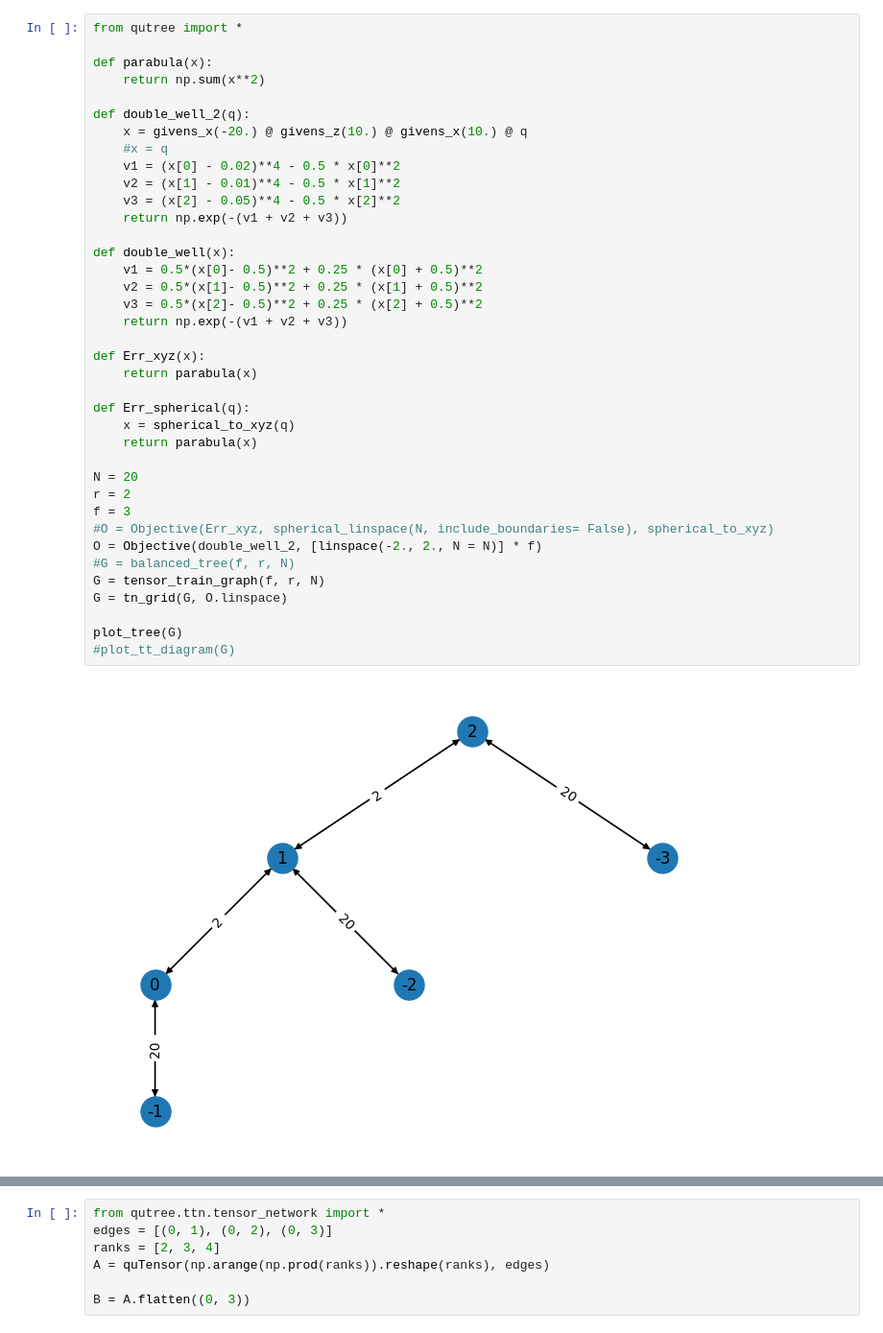
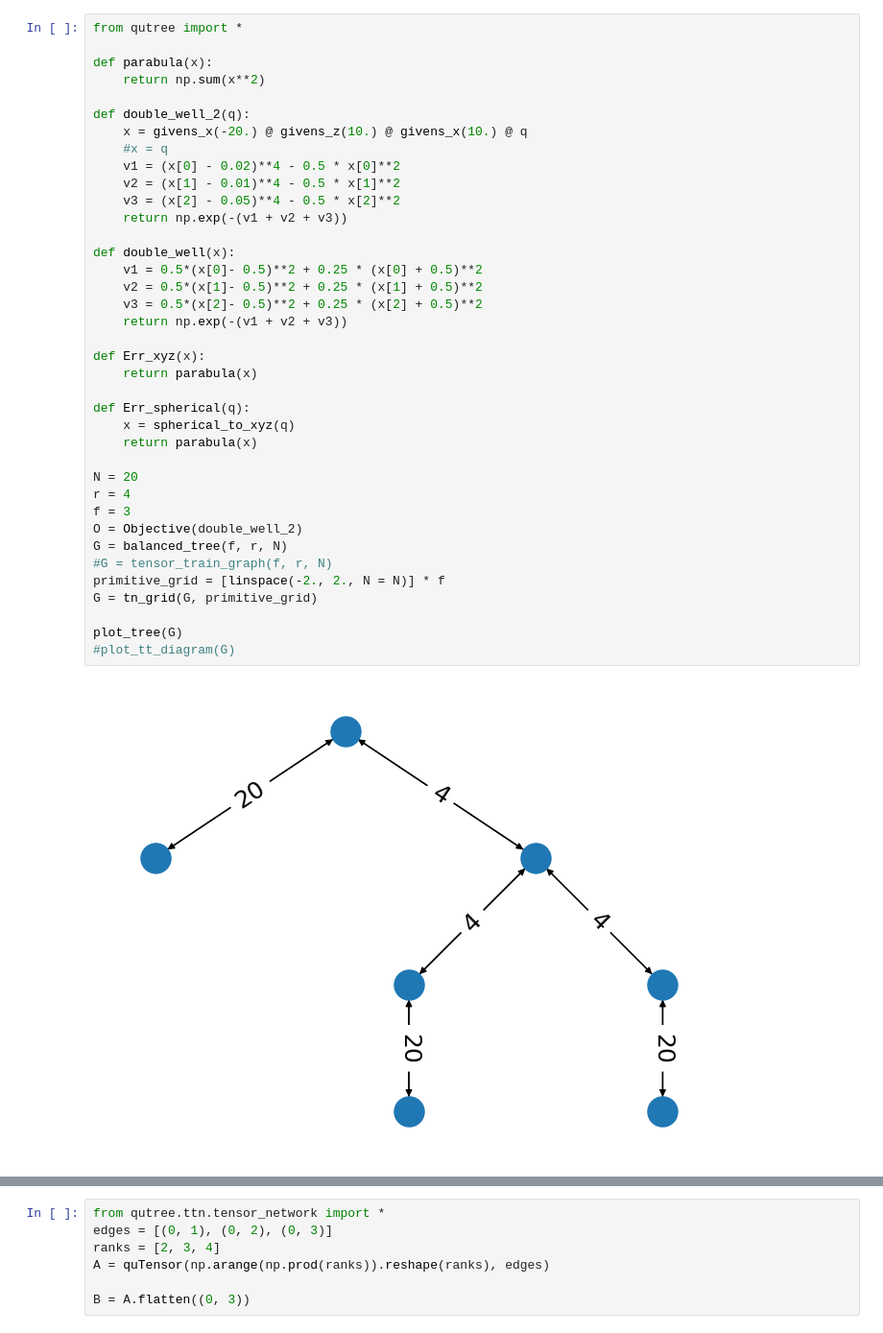
Before and after one commit to roman-ellerbrock/pyQuTree, a Jupyter notebook: ttnopt.ipynb, the cells around one changed output, grey strips where cells are left out. Shown at 96% size. Drawn from its saved outputs; the diff is of its cells as text.

Commit message:
Added figure generator and working ttnopt.

```diff
--- a/ttnopt.ipynb
+++ b/ttnopt.ipynb
@@ -4,37 +4,37 @@ from qutree import *
 def parabula(x):
     return np.sum(x**2)
 
 def double_well_2(q):
     x = givens_x(-20.) @ givens_z(10.) @ givens_x(10.) @ q
     #x = q
     v1 = (x[0] - 0.02)**4 - 0.5 * x[0]**2
     v2 = (x[1] - 0.01)**4 - 0.5 * x[1]**2
     v3 = (x[2] - 0.05)**4 - 0.5 * x[2]**2
     return np.exp(-(v1 + v2 + v3))
 
 def double_well(x):
     v1 = 0.5*(x[0]- 0.5)**2 + 0.25 * (x[0] + 0.5)**2
     v2 = 0.5*(x[1]- 0.5)**2 + 0.25 * (x[1] + 0.5)**2
     v3 = 0.5*(x[2]- 0.5)**2 + 0.25 * (x[2] + 0.5)**2
     return np.exp(-(v1 + v2 + v3))
 
 def Err_xyz(x):
     return parabula(x)
 
 def Err_spherical(q):
     x = spherical_to_xyz(q)
     return parabula(x)
 
 N = 20
-r = 2
+r = 4
 f = 3
-#O = Objective(Err_xyz, spherical_linspace(N, include_boundaries= False), spherical_to_xyz)
-O = Objective(double_well_2, [linspace(-2., 2., N = N)] * f)
-#G = balanced_tree(f, r, N)
-G = tensor_train_graph(f, r, N)
-G = tn_grid(G, O.linspace)
+O = Objective(double_well_2)
+G = balanced_tree(f, r, N)
+#G = tensor_train_graph(f, r, N)
+primitive_grid = [linspace(-2., 2., N = N)] * f
+G = tn_grid(G, primitive_grid)
 
 plot_tree(G)
 #plot_tt_diagram(G)
 # %% [output]
-[figure, old version]
+[figure, new version]
```
Also changed, not shown: parts of 9 cells of this notebook, 11 other files.
